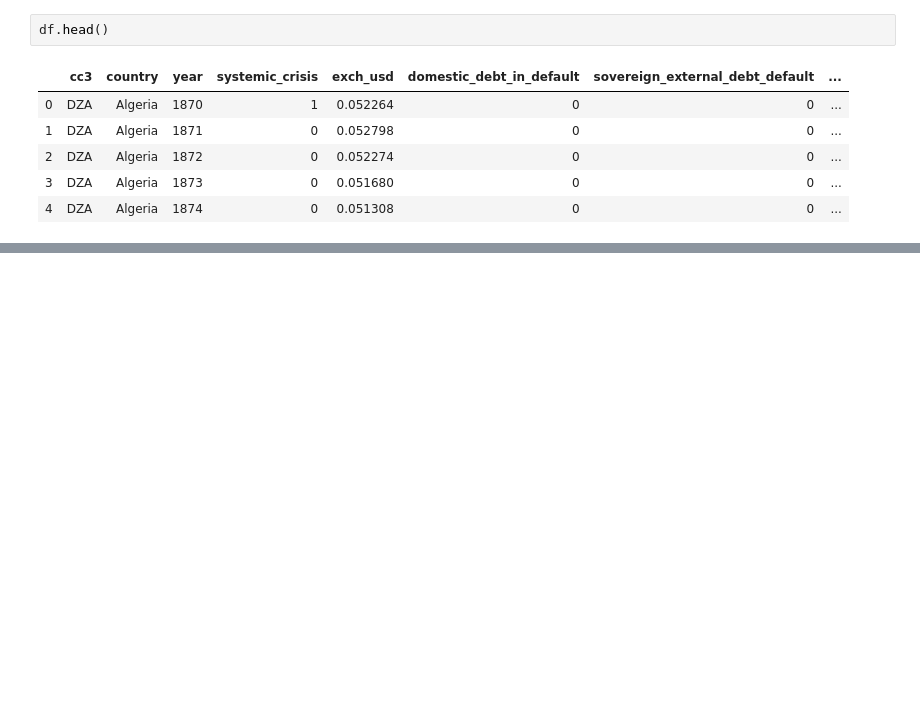
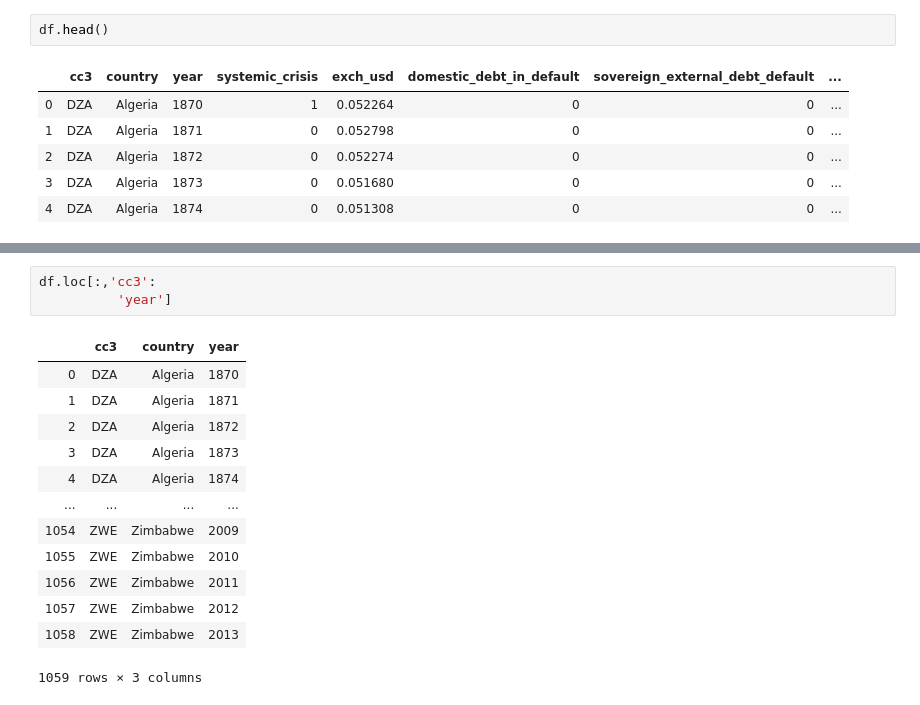
Before and after one commit to ayoganand/assignment_DS, a Jupyter notebook: pandas 2.ipynb, the cells around one changed output, grey strips where cells are left out. Cells and saved outputs as stored; diff of their text form; blank space fills up the shorter version.

```diff
--- a/pandas 2.ipynb
+++ b/pandas 2.ipynb
@@ -210,0 +279,17 @@ df.head()
+# %%
+df.loc[:,'cc3':
+          'year']
+# %% [output]
+|  | cc3 | country | year |
+| 0 | DZA | Algeria | 1870 |
+| 1 | DZA | Algeria | 1871 |
+| 2 | DZA | Algeria | 1872 |
+| 3 | DZA | Algeria | 1873 |
+| 4 | DZA | Algeria | 1874 |
+| ... | ... | ... | ... |
+| 1054 | ZWE | Zimbabwe | 2009 |
+| 1055 | ZWE | Zimbabwe | 2010 |
+| 1056 | ZWE | Zimbabwe | 2011 |
+| 1057 | ZWE | Zimbabwe | 2012 |
+| 1058 | ZWE | Zimbabwe | 2013 |
+1059 rows × 3 columns
```
Also changed, not shown: parts of 15 cells of this notebook.
